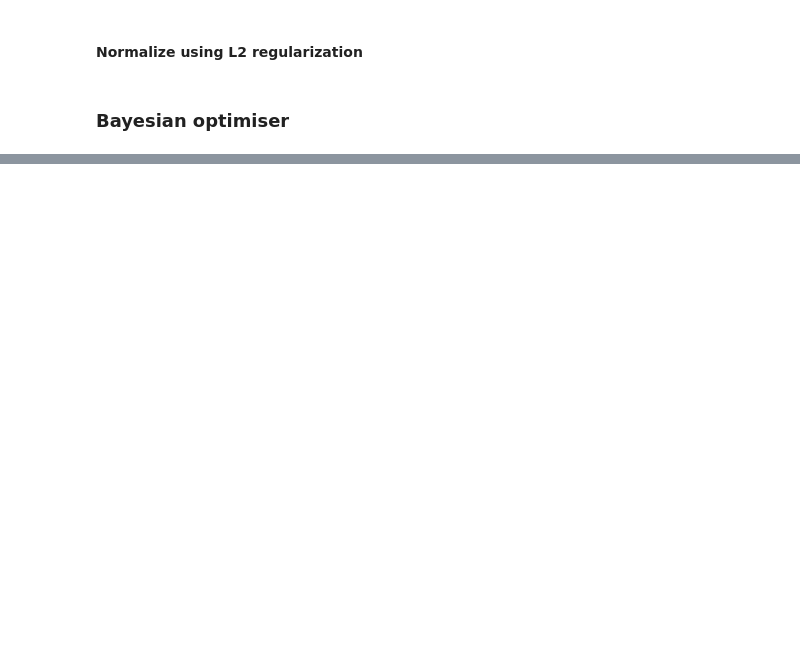
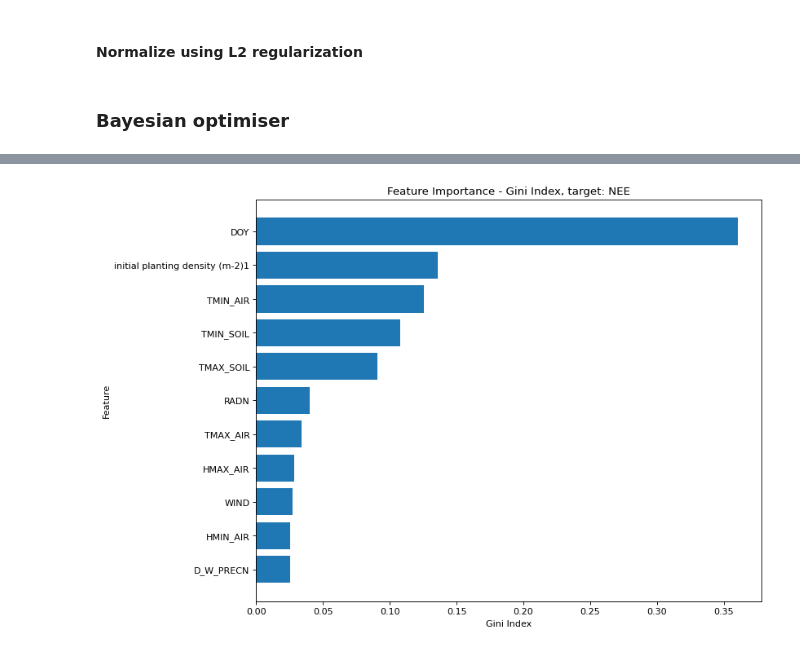
Before and after one commit to DinisDimitris/Net-ecosystem-exchange-Quantification, a Jupyter notebook: XgHyperParamTuning.ipynb, the cells around one changed output, grey strips where cells are left out. Saved outputs shown, nothing was run; the diff lists cells and outputs as text; code cells hidden in the pictures; blank space fills up the shorter version.

```diff
--- a/XgHyperParamTuning.ipynb
+++ b/XgHyperParamTuning.ipynb
@@ -323,0 +395,3 @@ TypeError: fit() missing 2 required positional arguments: 'X' and 'y'
+# %%
+X_train_obs, X_test_obs, y_train_obs, y_test_obs = train_test_split(
+   x_observed, y_observed, test_size=0.33, random_state=41)
@@ -323,0 +534,17 @@ TypeError: fit() missing 2 required positional arguments: 'X' and 'y'
+# %%
+importances = pd.DataFrame({'GINI': reg.feature_importances_}, index=X_train.columns).sort_values(by='GINI', ascending=True)
+
+# Create a horizontal bar chart
+plt.figure(figsize=(10, 8), dpi=80)
+plt.barh(importances.index, importances['GINI'])
+
+# Add title and axis labels
+plt.title('Feature Importance - Gini Index, target: NEE')
+plt.xlabel('Gini Index')
+plt.ylabel('Feature')
+
+plt.savefig('results/featureImpBayesianpretrainedgridsearchfinetunedxgbmodel' + target + "with_planting_details.png")
+# Show the plot
+plt.show()
+# %% [output]
+[figure, added]
```
Also changed, not shown: parts of 33 cells of this notebook, 11 other files.
